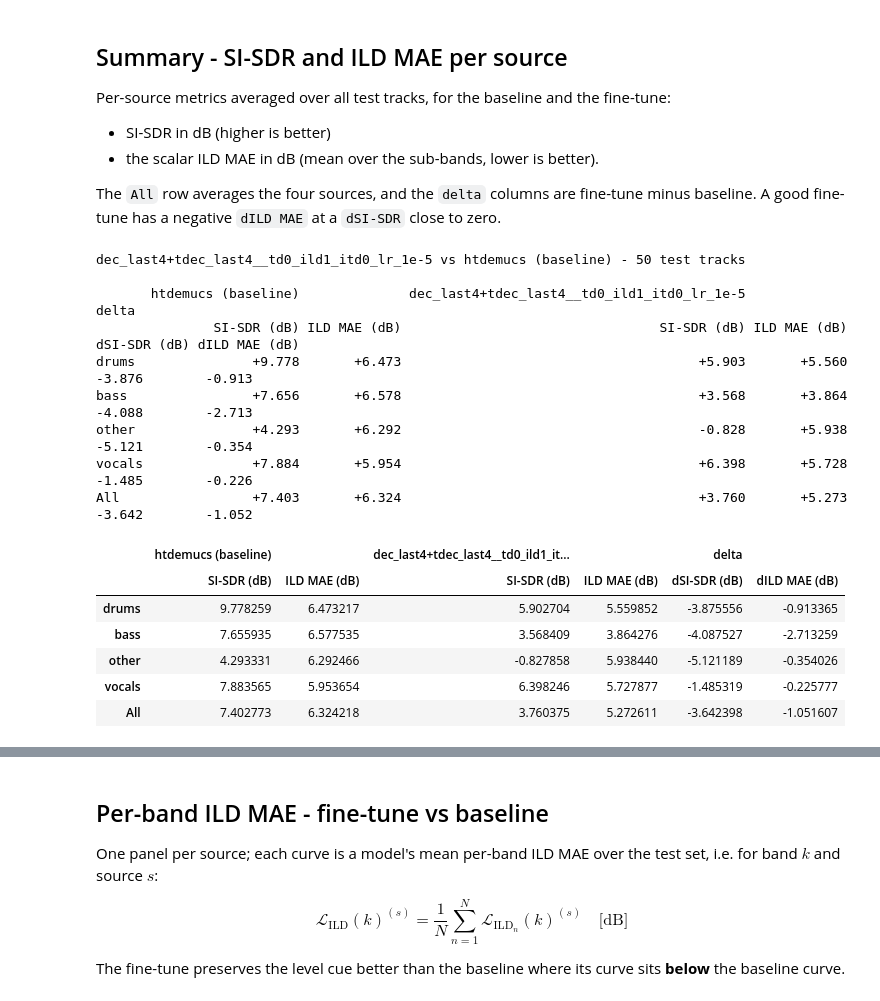
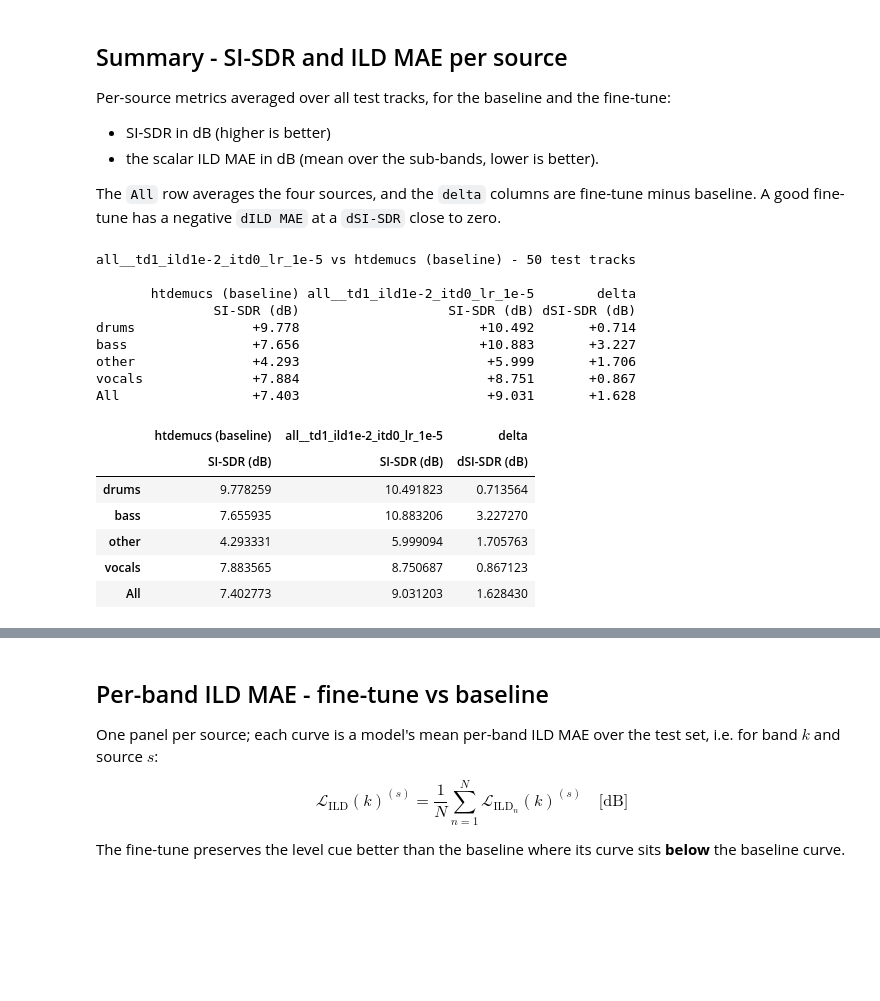
Before and after one commit to polimi-ispl/sahtdemucs, a Jupyter notebook: notebook/TestHTDemucsSpatial.ipynb, the cells around one changed output, grey strips where cells are left out. Saved outputs shown, nothing was run; the diff lists cells and outputs as text; code cells hidden in the pictures; blank space fills up the shorter version.

```diff
--- a/notebook/TestHTDemucsSpatial.ipynb
+++ b/notebook/TestHTDemucsSpatial.ipynb
@@ -84,7 +84,7 @@ else:
 # -- What to test -------------------------------------------------------------
 # RUN is the name of one run directory under RUNS_ROOT: the freeze strategy plus
 # the optional `__<tag>`, e.g. "dec_last2" or "enc_first1+dec_last1".
-RUN                 = "dec_last4+tdec_last4__td0_ild1_itd0_lr_1e-5"
+RUN                 = "all__td1_ild1e-2_itd0_lr_1e-5"
 USE_BASELINE_CACHE  = True      # reuse RUNS_ROOT/baseline_metrics.json across sessions
 SAVE_ESTIMATES      = True     # write the run's separated stems under <run_dir>/estimates
 SHIFTS              = 0         # random-shift passes in apply_model; 0 = reproducible
@@ -146,9 +146,12 @@ if not RUN_DIR.is_dir():
     _available = sorted(p.name for p in RUNS_ROOT.iterdir() if p.is_dir()) if RUNS_ROOT.is_dir() else []
     raise FileNotFoundError(f"Run directory not found: {RUN_DIR}\nAvailable runs: {_available}")
 
-_ckpts = sorted(RUN_DIR.glob("htdmcs_sp_*.pt"))
+#ckpt_lb = "last.pt"
+ckpt_lb = "htdmcs_sp_*.pt"
+_ckpts = sorted(RUN_DIR.glob(ckpt_lb))
 if not _ckpts:
-    raise FileNotFoundError(f"No htdmcs_sp_*.pt checkpoint in {RUN_DIR}")
+    raise FileNotFoundError(f"No {ckpt_lb} checkpoint in {RUN_DIR}")
+
 CKPT = _ckpts[0]
 
 _cfg_path  = RUN_DIR / "config.json"
@@ -404,47 +407,47 @@ to zero.
 def aggregate(res):
     ag = {src: {"si_sdr": [], "ild_bands_mae": []} for src in SOURCES}
     for track_res in res.values():
         for src, m in track_res.items():
             ag[src]["si_sdr"].append(m["si_sdr"])
             ag[src]["ild_bands_mae"].append(m["ild_bands_mae"])
     return ag
 
 def per_source_table(ag) -> pd.DataFrame:
     """Means over tracks, per source (+ `All` row): SI-SDR and scalar ILD MAE."""
     df = pd.DataFrame({
         "SI-SDR (dB)":  {s: float(np.mean(ag[s]["si_sdr"]))                    for s in SOURCES},
-        "ILD MAE (dB)": {s: float(np.mean(np.mean(ag[s]["ild_bands_mae"], 0))) for s in SOURCES},
+        #"ILD MAE (dB)": {s: float(np.mean(np.mean(ag[s]["ild_bands_mae"], 0))) for s in SOURCES},
     }).reindex(SOURCES)
     df.loc["All"] = df.mean(axis=0)
     return df
 
 agg_by_model = {label: aggregate(res) for label, res in results_by_model.items()}
 
 base_table = per_source_table(agg_by_model[BASELINE_LABEL])
 run_table  = per_source_table(agg_by_model[RUN])
 
 summary = pd.concat({BASELINE_LABEL: base_table, RUN: run_table}, axis=1)
 summary[("delta", "dSI-SDR (dB)")]  = run_table["SI-SDR (dB)"]  - base_table["SI-SDR (dB)"]
-summary[("delta", "dILD MAE (dB)")] = run_table["ILD MAE (dB)"] - base_table["ILD MAE (dB)"]
+#summary[("delta", "dILD MAE (dB)")] = run_table["ILD MAE (dB)"] - base_table["ILD MAE (dB)"]
 
 print(f"{RUN} vs {BASELINE_LABEL} - {len(tracks)} test tracks\n")
 with pd.option_context("display.float_format", lambda x: f"{x:+.3f}", "display.width", 200):
     print(summary)
 summary
 # %% [output]
-dec_last4+tdec_last4__td0_ild1_itd0_lr_1e-5 vs htdemucs (baseline) - 50 test tracks
+all__td1_ild1e-2_itd0_lr_1e-5 vs htdemucs (baseline) - 50 test tracks
 
-       htdemucs (baseline)              dec_last4+tdec_last4__td0_ild1_itd0_lr_1e-5                     delta
-               SI-SDR (dB) ILD MAE (dB)                                 SI-SDR (dB) ILD MAE (dB) dSI-SDR (dB) dILD MAE (dB)
-drums               +9.778       +6.473                                      +5.903       +5.560       -3.876        -0.913
-bass                +7.656       +6.578                                      +3.568       +3.864       -4.088        -2.713
-other               +4.293       +6.292                                      -0.828       +5.938       -5.121        -0.354
-vocals              +7.884       +5.954                                      +6.398       +5.728       -1.485        -0.226
-All                 +7.403       +6.324                                      +3.760       +5.273       -3.642        -1.052
+       htdemucs (baseline) all__td1_ild1e-2_itd0_lr_1e-5        delta
+               SI-SDR (dB)                   SI-SDR (dB) dSI-SDR (dB)
+drums               +9.778                       +10.492       +0.714
+bass                +7.656                       +10.883       +3.227
+other               +4.293                        +5.999       +1.706
+vocals              +7.884                        +8.751       +0.867
+All                 +7.403                        +9.031       +1.628
-|  | htdemucs (baseline) |  | dec_last4+tdec_last4__td0_ild1_it... |  | delta |  |
-|  | SI-SDR (dB) | ILD MAE (dB) | SI-SDR (dB) | ILD MAE (dB) | dSI-SDR (dB) | dILD MAE (dB) |
-| drums | 9.778259 | 6.473217 | 5.902704 | 5.559852 | -3.875556 | -0.913365 |
-| bass | 7.655935 | 6.577535 | 3.568409 | 3.864276 | -4.087527 | -2.713259 |
-| other | 4.293331 | 6.292466 | -0.827858 | 5.938440 | -5.121189 | -0.354026 |
-| vocals | 7.883565 | 5.953654 | 6.398246 | 5.727877 | -1.485319 | -0.225777 |
-| All | 7.402773 | 6.324218 | 3.760375 | 5.272611 | -3.642398 | -1.051607 |
+|  | htdemucs (baseline) | all__td1_ild1e-2_itd0_lr_1e-5 | delta |
+|  | SI-SDR (dB) | SI-SDR (dB) | dSI-SDR (dB) |
+| drums | 9.778259 | 10.491823 | 0.713564 |
+| bass | 7.655935 | 10.883206 | 3.227270 |
+| other | 4.293331 | 5.999094 | 1.705763 |
+| vocals | 7.883565 | 8.750687 | 0.867123 |
+| All | 7.402773 | 9.031203 | 1.628430 |
```
Also changed, not shown: parts of 6 cells of this notebook, 14 other files.
